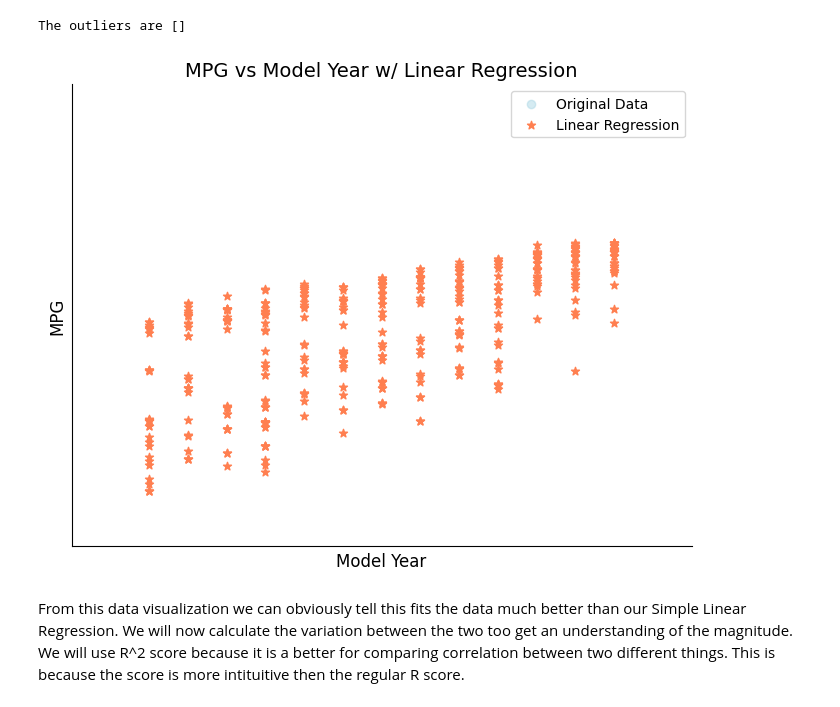
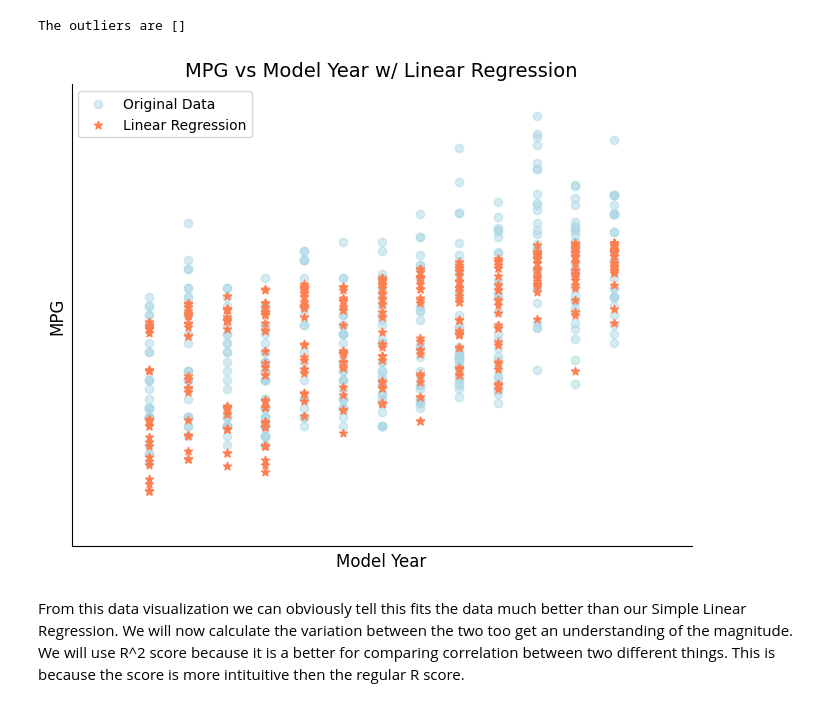
Before and after one commit to adenletchworth/Auto-MPG-Data-Analysis, a Jupyter notebook: dataAnalysis.ipynb, the cells around one changed output. Drawn from its saved outputs; the diff is of its cells as text; code cells hidden in the pictures.

```diff
--- a/dataAnalysis.ipynb
+++ b/dataAnalysis.ipynb
@@ -318,35 +318,40 @@ scatter = plt.scatter([], [], c='lightblue', alpha=.5, label='Original Data') #
 linReg = plt.scatter([],[],c='coral', alpha=1.0, label='Linear Regression',marker='*') # plot linear regression line
 
 x_list = x.tolist()
 y_list = y.tolist()
 z_list = []
 
 writer= PillowWriter(fps=500)
 
 with writer.saving(fig,'Model_Year_vs_MPG_MultiLinReg.gif',100):
     for i in x:
         x_list.pop()
         y_list.pop()
 
         scatter.set_offsets(np.column_stack((x_list,y_list)))
         if(len(x_list) % 5 == 0):
             writer.grab_frame()
 
     for i in range(len(x)):
         x_list.append(x[i])
         y_list.append(multiPred_y[i])
 
         linReg.set_offsets(np.column_stack((x_list,y_list)))
-        if(i % 2 == 0):
+        if(i % 5 == 0):
             writer.grab_frame()
+
+    for t in range(50):
+        scatter.set_offsets(np.column_stack((x,y)))
+        linReg.set_offsets(np.column_stack((fitted_X,multiPred_y)))
+        writer.grab_frame()
 
 
 plt.legend() # add legend
 plt.grid() # add grid
 
 plt.show()
 # %% [output]
-[figure, old version]
+[figure, new version]
 # %% [markdown]
 From this data visualization we can obviously tell this fits the data much better than our Simple Linear Regression. We will now calculate the variation between the two too get an understanding of the magnitude. We will use R^2 score because it is a better for comparing correlation between two different things. This is because the score is more intituitive then the regular R score.
 # %%
```
Also changed, not shown: 1 other file.
